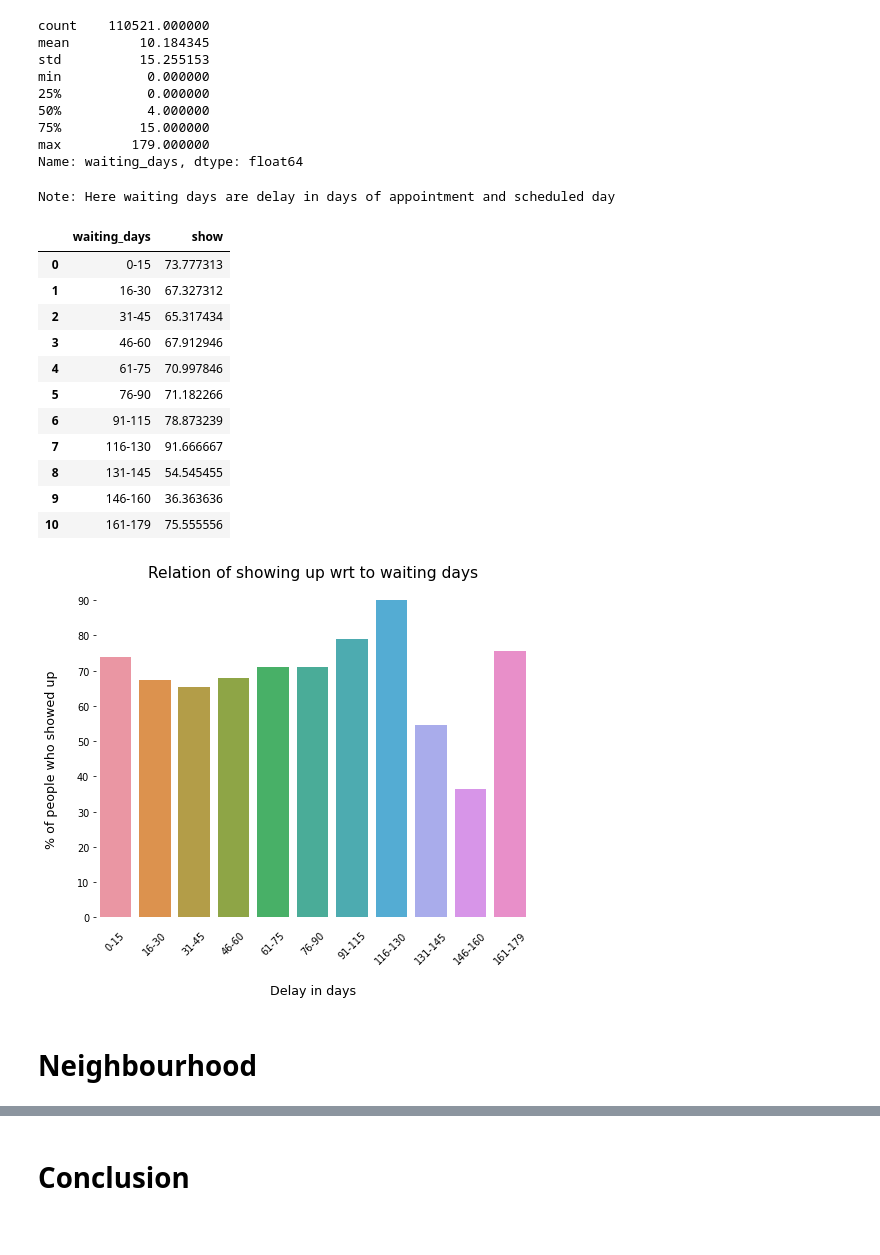
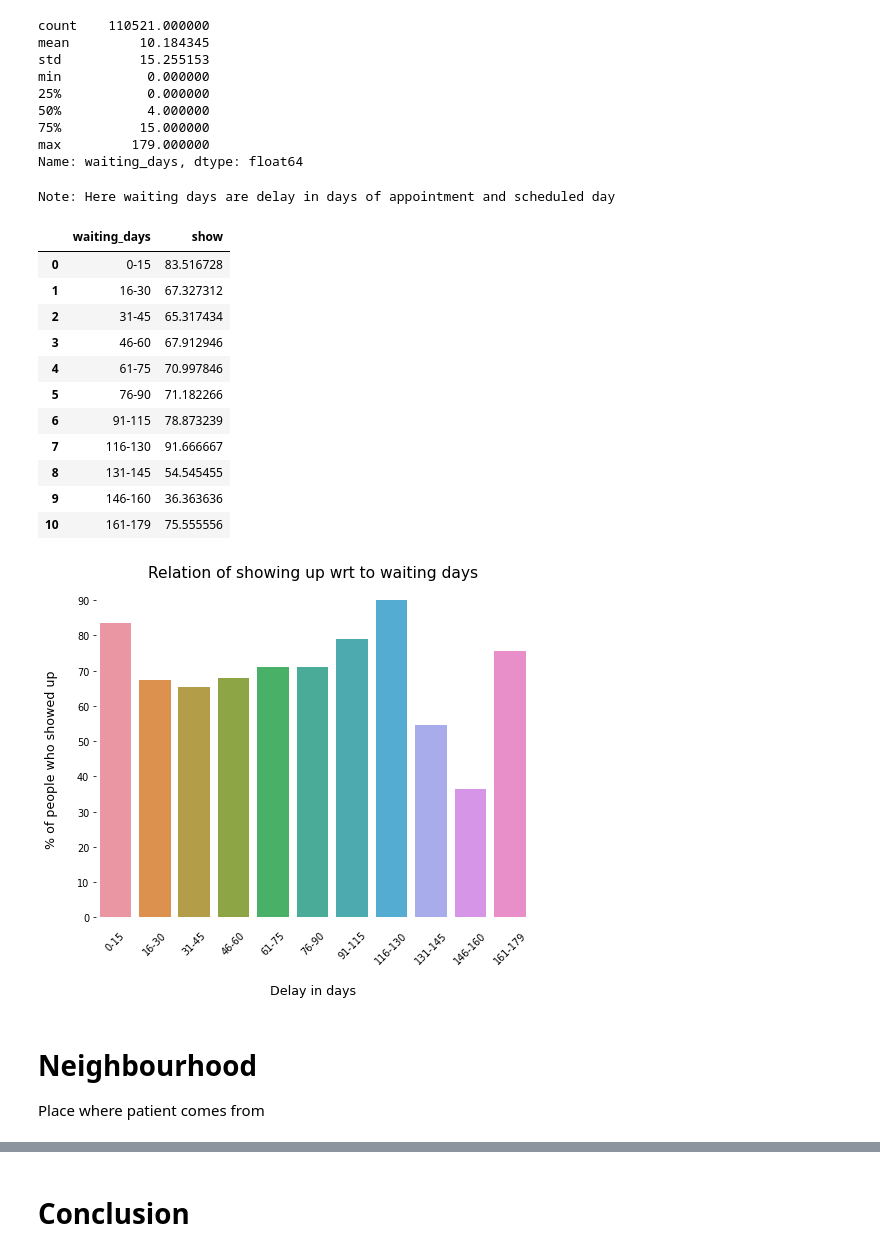
Before and after one commit to dishankkalra23/Medical-Appointment-No-Shows, a Jupyter notebook: Medical_Appointment_No_Shows.ipynb, the cells around one changed output, grey strips where cells are left out. Saved outputs shown, nothing was run; the diff lists cells and outputs as text; code cells hidden in the pictures.

```diff
--- a/Medical_Appointment_No_Shows.ipynb
+++ b/Medical_Appointment_No_Shows.ipynb
@@ -159,6 +171,8 @@ dtype: object
 # %%
 df['ScheduledTime'] = pd.to_datetime(df.ScheduledDay).dt.time
 df['AppointmentTime'] = pd.to_datetime(df.AppointmentDay).dt.time
+# %%
+df['appointment_dow'] = pd.to_datetime(df.AppointmentDay).dt.day_name()
 # %%
 df['ScheduledDay'] = df['ScheduledDay'].dt.date
 df['AppointmentDay'] = df['AppointmentDay'].dt.date
@@ -590,16 +604,11 @@ df.query("age > 100").patient_id.count()
 Ranges are made based on five number summary(min,first-quartile,median,second-quartile,max)
 # %%
 def ranges(feature,bins_edges,bins_names):
-  check_df[feature] = df[feature]
-  arr = check_df[feature]
-
-  # display(bins_edges)
-  # display(bins_names)
-
-  check_df[feature] = pd.cut(x=arr,bins=bins_edges,labels=bins_names)
+  arr = df[feature]
+  df[feature] = pd.cut(x=arr,bins=bins_edges,labels=bins_names)
 # %%
 def create_bar_plot(_feature,_title,x_label):
-  extracted_df = pd.pivot_table(data=check_df,index=_feature,values='show')
+  extracted_df = pd.pivot_table(data=df,index=_feature,values='show')
   extracted_df.show = extracted_df.show*100
   extracted_df.reset_index(inplace=True)
 
@@ -678,27 +689,28 @@ Name: waiting_days, dtype: float64
 # %%
 print('Note: Here waiting days are delay in days of appointment and scheduled day')
 feature = 'waiting_days'
-bins_edges = [0,16,31,46,61,76,91,116,131,146,161,180]
+bins_edges = [-1,16,31,46,61,76,91,116,131,146,161,180]
 bins_names = ['0-15','16-30','31-45','46-60','61-75','76-90','91-115','116-130','131-145','146-160','161-179']
 ranges(feature,bins_edges,bins_names)
 create_bar_plot(_feature=feature,_title='Relation of showing up wrt to waiting days\n',x_label='\nDelay in days')
 # %% [output]
 Note: Here waiting days are delay in days of appointment and scheduled day
 |  | waiting_days | show |
-| 0 | 0-15 | 73.777313 |
+| 0 | 0-15 | 83.516728 |
 | 1 | 16-30 | 67.327312 |
 | 2 | 31-45 | 65.317434 |
 | 3 | 46-60 | 67.912946 |
 | 4 | 61-75 | 70.997846 |
 | 5 | 76-90 | 71.182266 |
 | 6 | 91-115 | 78.873239 |
 | 7 | 116-130 | 91.666667 |
 | 8 | 131-145 | 54.545455 |
 | 9 | 146-160 | 36.363636 |
 | 10 | 161-179 | 75.555556 |
-[figure, old version]
+[figure, new version]
-# %% [markdown]
-# Neighbourhood
+# %% [markdown]
+# Neighbourhood
+Place where patient comes from
 # %%
 neighbour_df = pd.DataFrame()
 # %%
```
Also changed, not shown: parts of 20 cells of this notebook.
